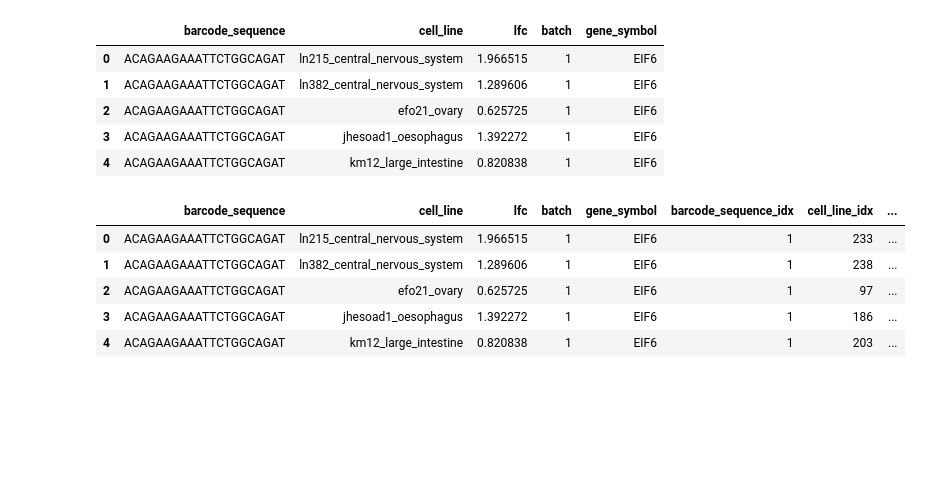
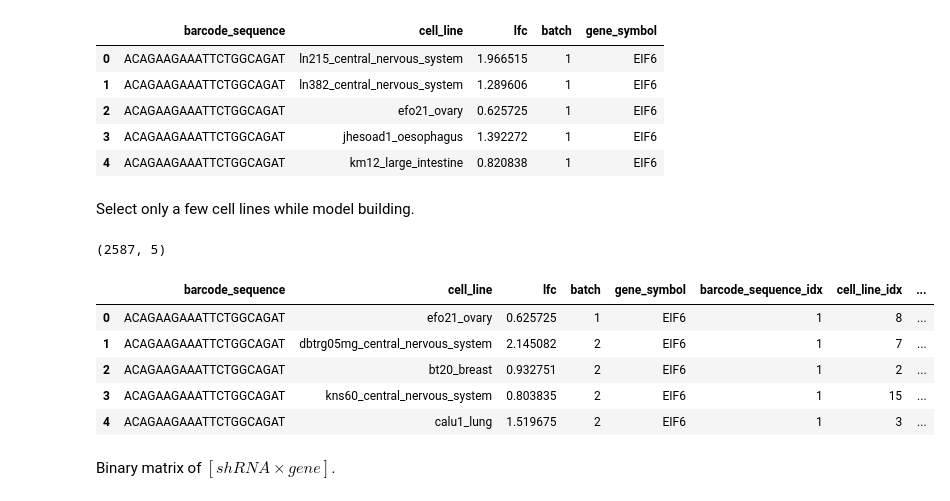
Before and after one commit to jhrcook/demeter2-stan, a Jupyter notebook: notebooks/005_demeter2-in-stan.ipynb, the cells around one changed output. Saved outputs shown, nothing was run; the diff lists cells and outputs as text; code cells hidden in the pictures; blank space fills up the shorter version.

Commit message:
analysis: working basic varying intercept model

```diff
--- a/notebooks/005_demeter2-in-stan.ipynb
+++ b/notebooks/005_demeter2-in-stan.ipynb
@@ -100,19 +101,31 @@ modeling_data.head()
 | 2 | ACAGAAGAAATTCTGGCAGAT | efo21_ovary | 0.625725 | 1 | EIF6 |
 | 3 | ACAGAAGAAATTCTGGCAGAT | jhesoad1_oesophagus | 1.392272 | 1 | EIF6 |
 | 4 | ACAGAAGAAATTCTGGCAGAT | km12_large_intestine | 0.820838 | 1 | EIF6 |
+# %% [markdown]
+Select only a few cell lines while model building.
+# %%
+np.random.seed(123)
+cell_lines = np.random.choice(np.unique(modeling_data.cell_line), 30)
+modeling_data = modeling_data[modeling_data.cell_line.isin(cell_lines)]
+modeling_data.shape
+# %% [output]
+(2587, 5)
 # %%
 def add_categorical_idx(df, col):
     df[f'{col}_idx'] = df[col].astype('category').cat.codes + 1
     return df
 
 for col in ['barcode_sequence', 'cell_line', 'gene_symbol']:
     modeling_data = add_categorical_idx(modeling_data, col)
 
+modeling_data = modeling_data.reset_index(drop=True)
 modeling_data.head()
 # %% [output]
 |  | barcode_sequence | cell_line | lfc | batch | gene_symbol | barcode_sequence_idx | cell_line_idx | ... |
-| 0 | ACAGAAGAAATTCTGGCAGAT | ln215_central_nervous_system | 1.966515 | 1 | EIF6 | 1 | 233 | ... |
-| 1 | ACAGAAGAAATTCTGGCAGAT | ln382_central_nervous_system | 1.289606 | 1 | EIF6 | 1 | 238 | ... |
-| 2 | ACAGAAGAAATTCTGGCAGAT | efo21_ovary | 0.625725 | 1 | EIF6 | 1 | 97 | ... |
-| 3 | ACAGAAGAAATTCTGGCAGAT | jhesoad1_oesophagus | 1.392272 | 1 | EIF6 | 1 | 186 | ... |
-| 4 | ACAGAAGAAATTCTGGCAGAT | km12_large_intestine | 0.820838 | 1 | EIF6 | 1 | 203 | ... |
+| 0 | ACAGAAGAAATTCTGGCAGAT | efo21_ovary | 0.625725 | 1 | EIF6 | 1 | 8 | ... |
+| 1 | ACAGAAGAAATTCTGGCAGAT | dbtrg05mg_central_nervous_system | 2.145082 | 2 | EIF6 | 1 | 7 | ... |
+| 2 | ACAGAAGAAATTCTGGCAGAT | bt20_breast | 0.932751 | 2 | EIF6 | 1 | 2 | ... |
+| 3 | ACAGAAGAAATTCTGGCAGAT | kns60_central_nervous_system | 0.803835 | 2 | EIF6 | 1 | 15 | ... |
+| 4 | ACAGAAGAAATTCTGGCAGAT | calu1_lung | 1.519675 | 2 | EIF6 | 1 | 3 | ... |
+# %% [markdown]
+Binary matrix of $[shRNA \times gene]$.
```
Also changed, not shown: parts of 18 cells of this notebook, 8 other files.
